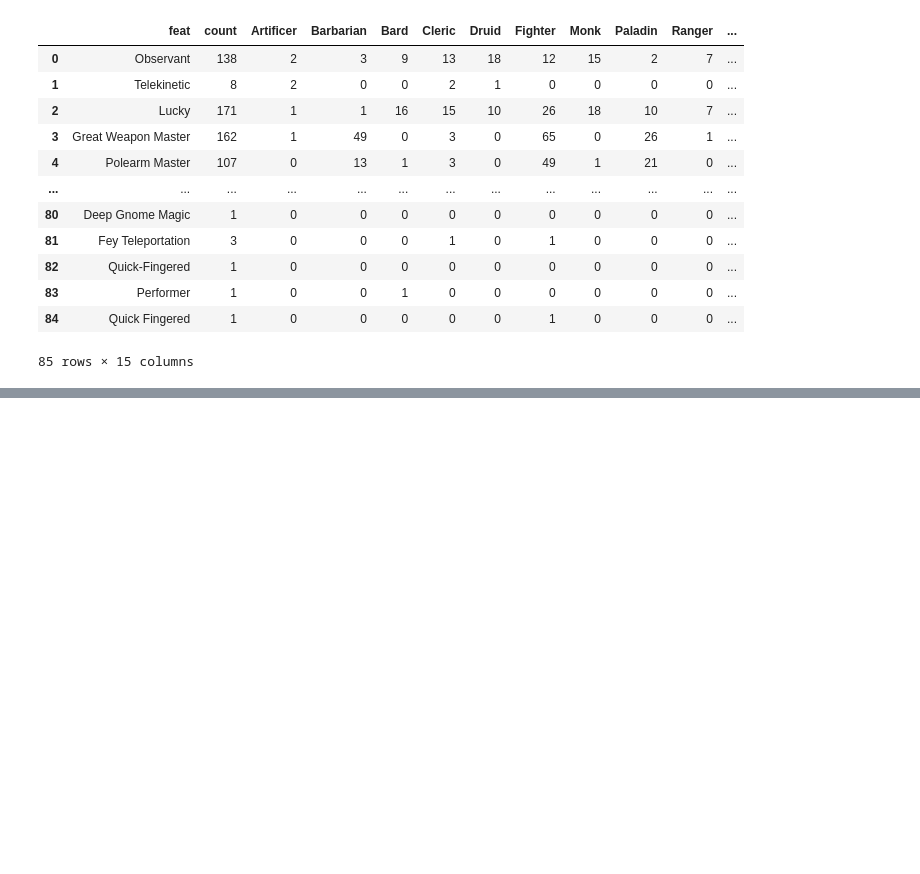
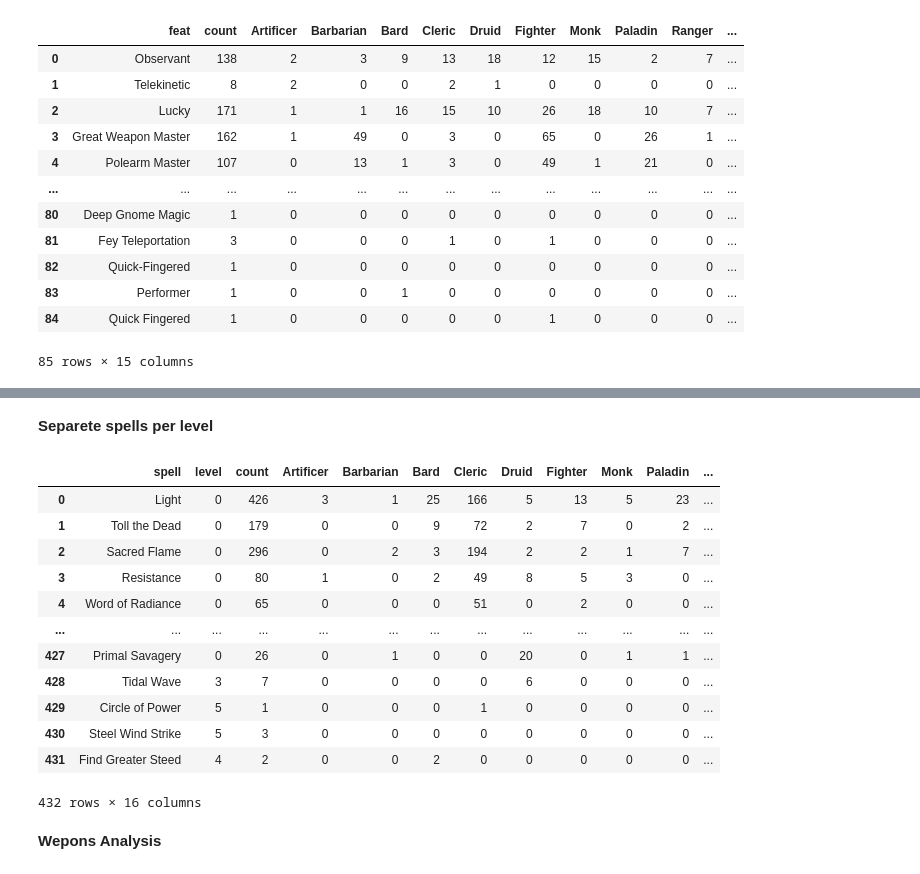
Before and after one commit to Rivow/DnD-data-Analysis, a Jupyter notebook: dnd_cleaning_data.ipynb, the cells around one changed output, grey strips where cells are left out. Saved outputs shown, nothing was run; the diff lists cells and outputs as text; code cells hidden in the pictures; blank space fills up the shorter version.

Commit message:
Finished cleaning data
Created two new csv for analysis one for weapons and the other for spells

```diff
--- a/dnd_cleaning_data.ipynb
+++ b/dnd_cleaning_data.ipynb
@@ -218,0 +226,15 @@ feats
+# %%
+spells = data['processedSpells'].str.split('|').dropna()
+spells_no_level = spells.copy()
+level = spells.copy()
+for index, value in spells.items():
+    spell_no_level = []
+    spell_list  = []
+    for v in value:
+        if v != '*':
+            spell_list.append(v.split('*'))
+            spell_no_level.append(v.split('*')[0])
+    spells[index] = spell_list
+    spells_no_level[index] = spell_no_level
+spells
+spells_no_level
@@ -218,0 +254,10 @@ feats
+# %%
+spell_dict = {}
+spell_dict = get_count(spell_dict, spells_no_level)
+final_spell_dict = {'spell': [s for s, _ in spell_dict.items()], 'count': [c for _ ,c in spell_dict.items()]}
+
+#Next we get the amount of times it appears in each class
+spell_list = [f for f, _ in spell_dict.items()]
+spells_df = count_class(spells_no_level, data, final_spell_dict, spell_list)
+spells_df = pd.DataFrame.from_dict(spells_df)
+spells_df.head()
@@ -218,0 +271,32 @@ feats
+# %% [markdown]
+**Separete spells per level**
+# %%
+spell_level_dict = {}
+for index, value in spells.items():
+        for spell in value:
+            try:
+                if spell[0] not in spell_level_dict:
+                    spell_level_dict[spell[0]] = spell[1]
+            except:
+                pass
+spell_level_dict
+spell_final = pd.DataFrame.from_dict({'spell': [x for x in spell_level_dict.keys()],
+                        'level':[l for _, l in spell_level_dict.items()]})
+spell_final = spell_final.merge(spells_df, on='spell')
+spell_final
+# %% [output]
+|  | spell | level | count | Artificer | Barbarian | Bard | Cleric | Druid | Fighter | Monk | Paladin | ... |
+| 0 | Light | 0 | 426 | 3 | 1 | 25 | 166 | 5 | 13 | 5 | 23 | ... |
+| 1 | Toll the Dead | 0 | 179 | 0 | 0 | 9 | 72 | 2 | 7 | 0 | 2 | ... |
+| 2 | Sacred Flame | 0 | 296 | 0 | 2 | 3 | 194 | 2 | 2 | 1 | 7 | ... |
+| 3 | Resistance | 0 | 80 | 1 | 0 | 2 | 49 | 8 | 5 | 3 | 0 | ... |
+| 4 | Word of Radiance | 0 | 65 | 0 | 0 | 0 | 51 | 0 | 2 | 0 | 0 | ... |
+| ... | ... | ... | ... | ... | ... | ... | ... | ... | ... | ... | ... | ... |
+| 427 | Primal Savagery | 0 | 26 | 0 | 1 | 0 | 0 | 20 | 0 | 1 | 1 | ... |
+| 428 | Tidal Wave | 3 | 7 | 0 | 0 | 0 | 0 | 6 | 0 | 0 | 0 | ... |
+| 429 | Circle of Power | 5 | 1 | 0 | 0 | 0 | 1 | 0 | 0 | 0 | 0 | ... |
+| 430 | Steel Wind Strike | 5 | 3 | 0 | 0 | 0 | 0 | 0 | 0 | 0 | 0 | ... |
+| 431 | Find Greater Steed | 4 | 2 | 0 | 0 | 2 | 0 | 0 | 0 | 0 | 0 | ... |
+432 rows × 16 columns
+# %% [markdown]
+**Wepons Analysis**
```
Also changed, not shown: parts of 15 cells of this notebook, 3 other files.
